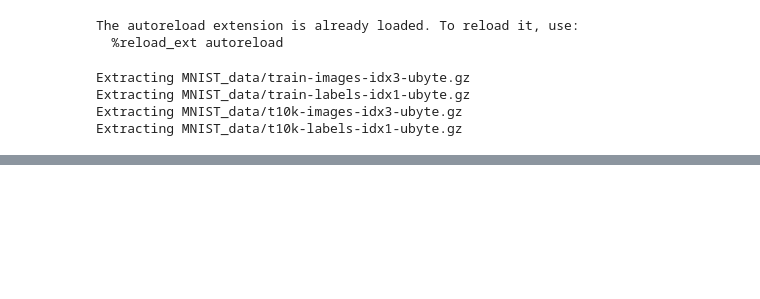
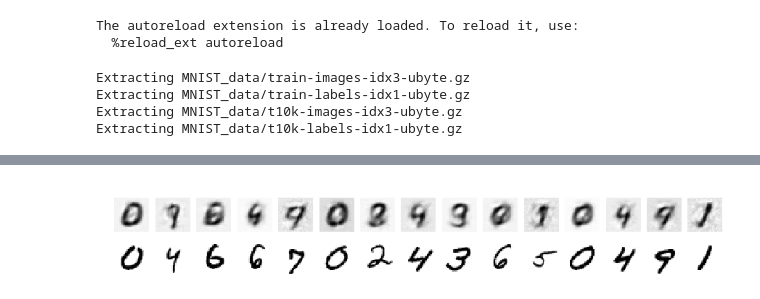
Before and after one commit to jsseely/tensorflow-target-prop, a Jupyter notebook: notebooks/170203 new tensorflow version.ipynb, the cells around one changed output, grey strips where cells are left out. Drawn from its saved outputs; the diff is of its cells as text; code cells hidden in the pictures; blank space fills up the shorter version.

```diff
--- a/notebooks/170203 new tensorflow version.ipynb
+++ b/notebooks/170203 new tensorflow version.ipynb
@@ -32,15 +45,17 @@ Extracting MNIST_data/t10k-labels-idx1-ubyte.gz
 # %%
 sess = train_net(batch_size=100,
-                      t_steps=3000,
-                      l_dim=[100, 50, 100],
-                      alpha=0.1,
+                      t_steps=2000,
+                      l_dim=7*[240],
+                      act=tf.nn.tanh,
+                      alpha=0.32,
                       beta0=0.,
                       beta1=1.,
                       beta2=0.,
-                      noise_str=0.5,
-                      learning_rate=0.01,
+                      noise_str=0.3,
+                      learning_rate=0.0014,
+                      learning_rate_inv=0.005,
                       err_alg=0,
-                      mode='autoencoder',
+                      mode='classification',
                       dataset='mnist',
                       preprocess=False,
                       return_sess=True)
@@ -62,0 +83,26 @@ import tensorflow as tf
+# %%
+actvs = sess.run('layer6_ff/x:0', feed_dict={'x_in:0': mnist.inputs[:100]})
+n = 15
+f, ax = plt.subplots(2, n, figsize=(n,2))
+
+for col in range(n):
+  example = np.random.randint(actvs.shape[0])
+  ax[1, col].matshow(mnist.inputs[example].reshape((28,28)ui))
+  ax[0, col].matshow(actvs[example].reshape((28,28)))
+  ax[1, col].axis('off')
+  ax[0, col].axis('off')
+plt.show()
+# %%
+actvs = sess.run('layer6_ff/x:0', feed_dict={'x_in:0': mnist.inputs[:100]})
+n = 15
+f, ax = plt.subplots(2, n, figsize=(n,2))
+
+for col in range(n):
+  example = np.random.randint(actvs.shape[0])
+  ax[1, col].matshow(mnist.inputs[example].reshape((28,28)))
+  ax[0, col].matshow(actvs[example].reshape((28,28)))
+  ax[1, col].axis('off')
+  ax[0, col].axis('off')
+plt.show()
+# %% [output]
+[figure, added]
```
Also changed, not shown: parts of 19 cells of this notebook, 22 other files.
